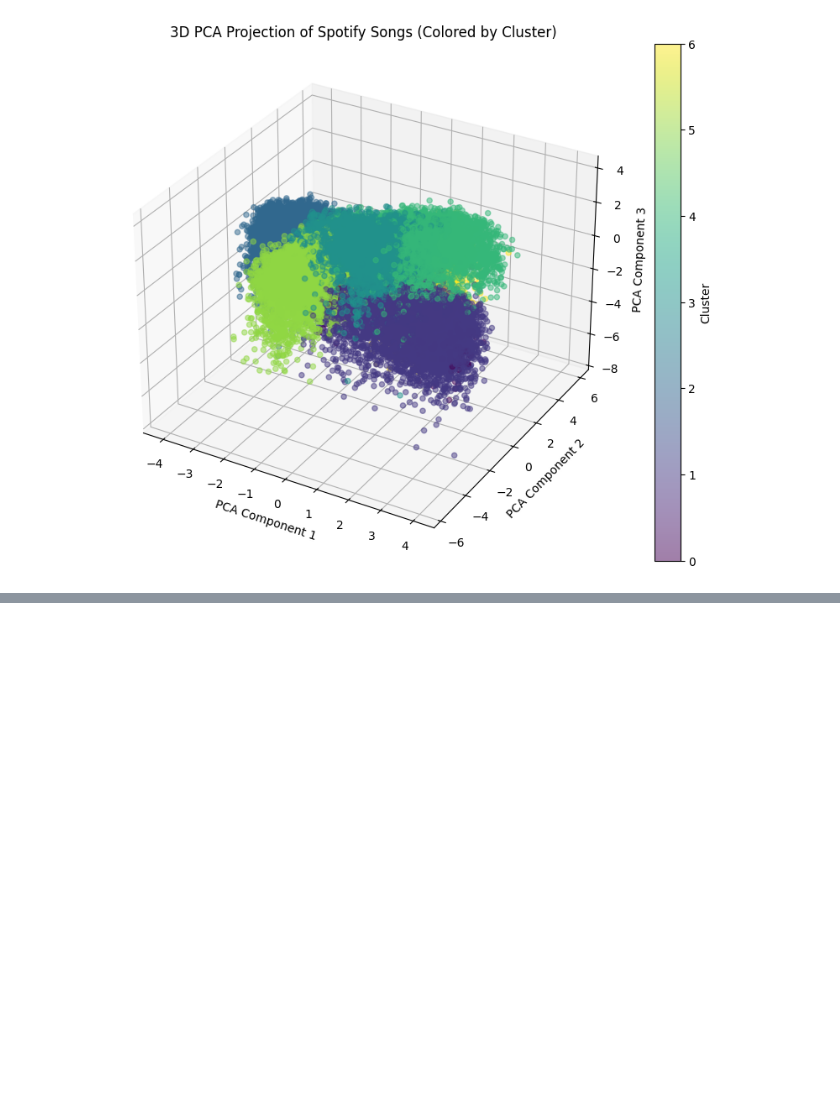
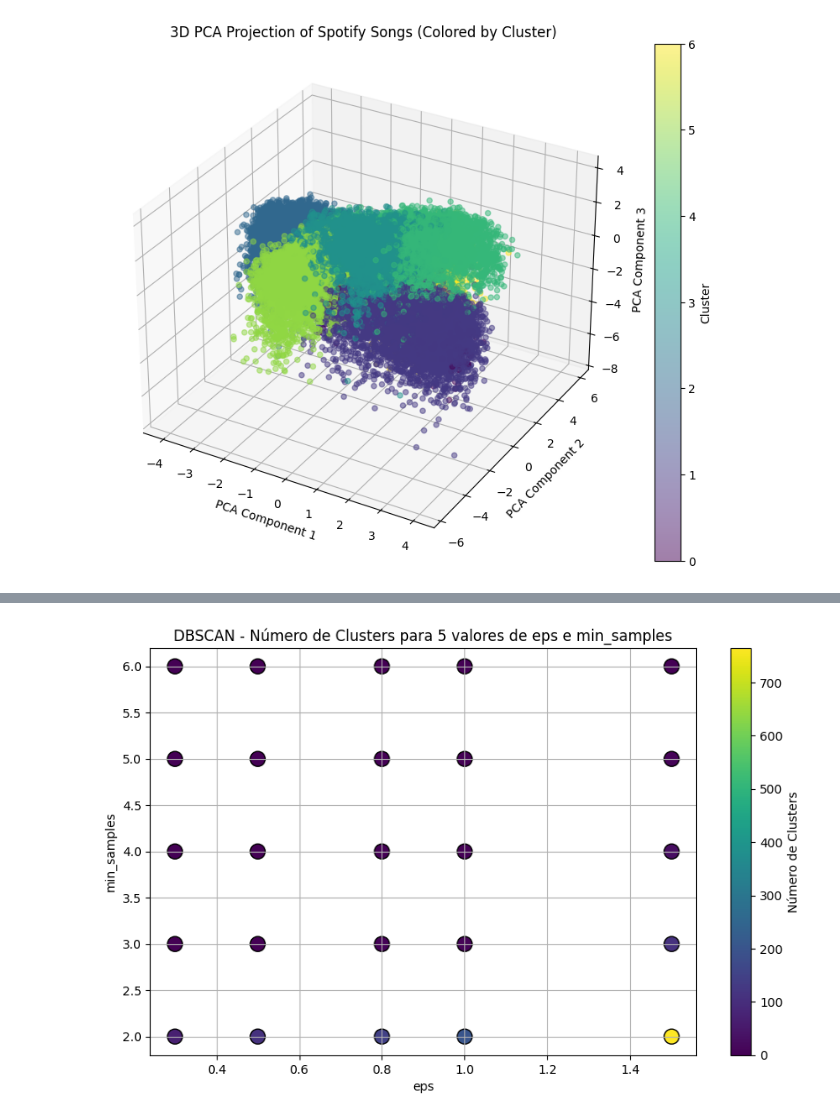
Before and after one commit to JoseEdSouza/machine-learning-works, a Jupyter notebook: spotify/eda.ipynb, the cells around one changed output, grey strips where cells are left out. Saved outputs shown, nothing was run; the diff lists cells and outputs as text; code cells hidden in the pictures; blank space fills up the shorter version.

```diff
--- a/spotify/eda.ipynb
+++ b/spotify/eda.ipynb
@@ -223,0 +354,19 @@ fig.show()
+# %%
+# Gráfico: eps vs min_samples, cor representa número de clusters
+plt.figure(figsize=(10, 6))
+scatter = plt.scatter(
+    df_results["eps"],
+    df_results["min_samples"],
+    c=df_results["n_clusters"],
+    cmap="viridis",
+    s=150,
+    edgecolor="black"
+)
+plt.colorbar(scatter, label="Número de Clusters")
+plt.xlabel("eps")
+plt.ylabel("min_samples")
+plt.title("DBSCAN - Número de Clusters para 5 valores de eps e min_samples")
+plt.grid(True)
+plt.show()
+# %% [output]
+[figure, added]
```
Also changed, not shown: parts of 11 cells of this notebook, 1 other file.
